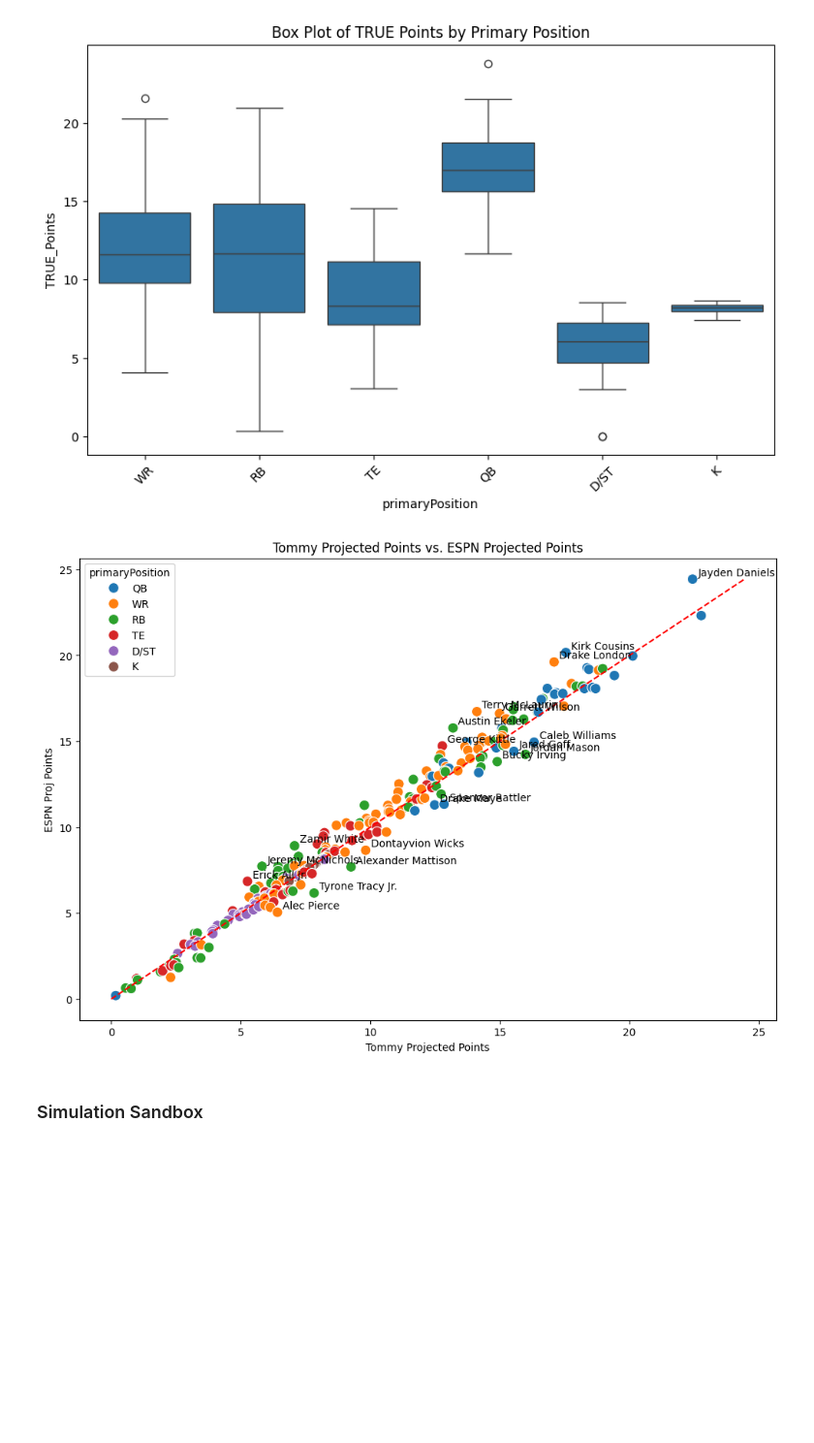
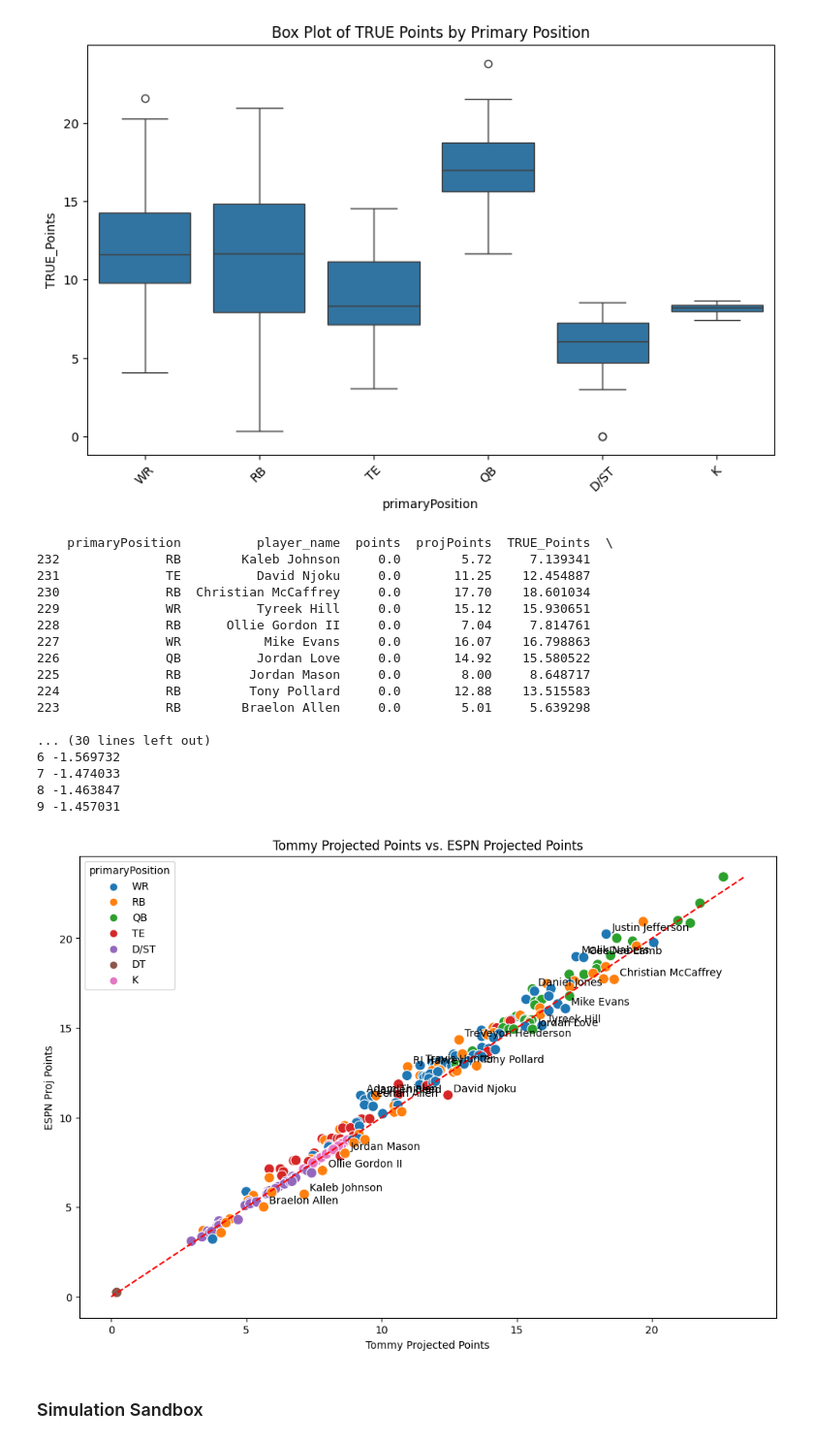
Before and after one commit to twinfield10/ESPN_FFL, a Jupyter notebook: FF Analysis Notebook.ipynb, the cells around one changed output. Shown at 97% size. Cells and saved outputs as stored; diff of their text form; code cells hidden in the pictures; blank space fills up the shorter version.

Commit message:
2025 Season Update Commit

```diff
--- a/FF Analysis Notebook.ipynb
+++ b/FF Analysis Notebook.ipynb
@@ -10,7 +10,7 @@ import polars as pl
 # Plot
 import matplotlib.pyplot as plt
 import seaborn as sns
-from adjustText import adjust_text
+#from adjustText import adjust_text
 
 # Modeling
 from sklearn.linear_model import LinearRegression
@@ -38,33 +38,35 @@ lg_vars = {
         "ESPN_S2": "AECd6kezzt5c3URGK%2FEHxqSyREcJWZX7JUHahtPHI8SV8KK13PkZG98FJYsIQ%2FFTiA5YXhcfcaQ7bGRGZZzzgz7BQSci5bFMfx1xPTCM95tyCvx%2BBJgIACFkxz%2B5J3uz0Ez87c1XWV%2FuQB%2FjgXXBRvAZaMIBaSnfJ842nwUpjS4x6U6r6FNi900ORFBxtdKU%2FQ6Bvr6UVZKerid0TdatKkFq0IrRYlFr3npOSWsv5bzIV9uh8HidTJlYx%2Bf3DYqZABpGEZfLeuJyymEQ%2BJjXGbaOAjZhOP%2FRrrqpS0xvYbFiwET2MCEmraBsiJcqWR6VaIM%3D",
         "SWID": "{DC47642F-1CD6-4451-9C5B-08FFE2844F9E}",
         "start": 2016,
-        "end": 2024
+        "end": 2025
     },
     "Weenieless_Wanderers": {
         "ID": 537814,
         "ESPN_S2": espn_id,
         "SWID": s_id,
         "start": 2015,
-        "end": 2024
+        "end": 2025
     },
     "GOP_Degenerates": {
         "ID": 1727104,
         "ESPN_S2": espn_id,
         "SWID": s_id,
         "start": 2023,
-        "end": 2024
+        "end": 2025
     },
     "Knights_FFL": {
         "ID": 1992637246,
         "ESPN_S2": espn_id,
         "SWID": s_id,
         "start": 2022,
-        "end": 2024
+        "end": 2025
     },
     "12 Dudes one Cup": {
         "ID": 1895076862,
         "ESPN_S2": "AECd6kezzt5c3URGK%2FEHxqSyREcJWZX7JUHahtPHI8SV8KK13PkZG98FJYsIQ%2FFTiA5YXhcfcaQ7bGRGZZzzgz7BQSci5bFMfx1xPTCM95tyCvx%2BBJgIACFkxz%2B5J3uz0Ez87c1XWV%2FuQB%2FjgXXBRvAZaMIBaSnfJ842nwUpjS4x6U6r6FNi900ORFBxtdKU%2FQ6Bvr6UVZKerid0TdatKkFq0IrRYlFr3npOSWsv5bzIV9uh8HidTJlYx%2Bf3DYqZABpGEZfLeuJyymEQ%2BJjXGbaOAjZhOP%2FRrrqpS0xvYbFiwET2MCEmraBsiJcqWR6VaIM%3D",
-        "SWID": "{DC47642F-1CD6-4451-9C5B-08FFE2844F9E}"
+        "SWID": "{DC47642F-1CD6-4451-9C5B-08FFE2844F9E}",
+        "start": 2024,
+        "end": 2025
     },
     "Big Red Fantasy Football": {
         "ID": 820145,
@@ -75,7 +77,7 @@ lg_vars = {
 # %% [markdown]
 ## 1) Set League ##
 # %%
-select_league = "Knights_FFL" # Winfield_Football, Knights_FFL, GOP_Degenerates, Weenieless_Wanderers
+select_league = "Winfield_Football" # Winfield_Football, Knights_FFL, GOP_Degenerates, Weenieless_Wanderers
 
 league = fetch_league(
         league_id=lg_vars[select_league]['ID'],
@@ -91,7 +93,7 @@ BUILDING 2024 Season For Knights FFL
 #### Current Lineup
 # %%
 lineups = get_ply_stats_by_matchup(league_id=lg_vars[select_league]['ID'],
-                year=2024,
+                year=2025,
                 swid=lg_vars[select_league]['SWID'],
                 espn_s2=lg_vars[select_league]['ESPN_S2'])
 
@@ -213,8 +215,9 @@ def clean_pinny(pinny_path="Data/Projections/Pinnacle/Props/Pinnacle_Props_Week_
     clean = raw.pivot_table(index=['week','player_name'], columns='statType', values='statValue', aggfunc='mean').reset_index()
 
     # Split Touchdowns by Usage (Rushing/Receiving)
-    clean['receivingTouchdowns'] = clean['rushingTouchdowns'] * (clean['receivingYards'] / (clean['receivingYards'] + clean['rushingYards']))
-    clean['rushingTouchdowns'] = clean['rushingTouchdowns'] - clean['receivingTouchdowns']
+    if 'rushingTouchdowns' in clean.columns:
+        clean['receivingTouchdowns'] = clean['rushingTouchdowns'] * (clean['receivingYards'] / (clean['receivingYards'] + clean['rushingYards']))
+        clean['rushingTouchdowns'] = clean['rushingTouchdowns'] - clean['receivingTouchdowns']
 
     clean.columns = ['week', 'player_name'] + ['proj_' + str(col) for col in clean.columns[2:]]
     clean = clean[['week', 'player_name'] + list(clean.columns[2:-1])]
@@ -426,7 +429,7 @@ def clean_lineups(df=lineups):
 
     ## b) Impute Missing Data From ESPN
     trans2_df = mean_df.merge(pinny_proj, on=["week", "player_name"], how='left')
-    get_match_details(df1=mean_df, df2=pinny_proj, keys=["week", "player_name"], check_col2="PINNY_rushingTouchdowns", min_wk=5, tbl_lab="Pinnacle Sportsbook Table")
+    get_match_details(df1=mean_df, df2=pinny_proj, keys=["week", "player_name"], check_col2="PINNY_receivingYards", min_wk=5, tbl_lab="Pinnacle Sportsbook Table")
     trans2_df = impute_columns(trans2_df, target_prefix='PINNY_', source_prefix="MEAN_")
 
 
@@ -437,7 +440,7 @@ def clean_lineups(df=lineups):
 
 
     # 3) Combine BetOnline Data With ESPN and Impute
-    bol_proj = pd.read_parquet("Data/Projections/BetOnline/BetOnline_AllProps_Week_All.parquet").drop(columns=['position', 'team'])
+    bol_proj = pd.read_parquet("Data/Projections/BetOnline/Season/BetOnline_AllProps.parquet").drop(columns=['position', 'team'])
     bol_proj = change_col_prefix(df=bol_proj, old_pfix="proj", new_pfix="BOL")
 
     ## b) Impute Missing Data From ESPN
@@ -856,6 +867,9 @@ def plot_proj(df, week):
 
     # Combine the top and bottom values into one DataFrame
     top_bottom_projDiff = pd.concat([top_10_projDiff, bottom_10_projDiff])
+
+    print(top_10_projDiff)
+    print(bottom_10_projDiff)
 
 
     plt.figure(figsize=(12, 8))
@@ -865,35 +879,52 @@ def plot_proj(df, week):
         y='projPoints',
         hue='primaryPosition',  # Color by primaryPosition
         data=df,
         s=100  # Adjust point size if needed
     )
 
     # Add labels for each player_name
     for line in range(0, top_bottom_projDiff.shape[0]):
         scatter_plot.text(
             top_bottom_projDiff.TRUE_Points.iloc[line]+0.2,  # Slightly offset the labels on the x-axis
             top_bottom_projDiff.projPoints.iloc[line]+0.2,
             top_bottom_projDiff.player_name.iloc[line],
             horizontalalignment='left',
             size='medium',
             color='black'
         )
 
     # Add a line with slope=1 and intercept=0 (line of equality)
     max_val = max(df['TRUE_Points'].max(), df['projPoints'].max())  # Find the maximum value for the plot limit
     plt.plot([0, max_val], [0, max_val], color='red', linestyle='--', label='y = x')
 
     # Set plot title and labels
     plt.title('Tommy Projected Points vs. ESPN Projected Points')
     plt.ylabel('ESPN Proj Points')
     plt.xlabel('Tommy Projected Points')
 
     # Show the plot
     plt.show()
 
-plot_proj(LINEUPS, 6)
+plot_proj(LINEUPS, 1)
 # %% [output]
+    primaryPosition          player_name  points  projPoints  TRUE_Points  \
+232              RB        Kaleb Johnson     0.0        5.72     7.139341
+231              TE          David Njoku     0.0       11.25    12.454887
+230              RB  Christian McCaffrey     0.0       17.70    18.601034
+229              WR          Tyreek Hill     0.0       15.12    15.930651
+228              RB      Ollie Gordon II     0.0        7.04     7.814761
+227              WR           Mike Evans     0.0       16.07    16.798863
+226              QB          Jordan Love     0.0       14.92    15.580522
+225              RB         Jordan Mason     0.0        8.00     8.648717
+224              RB         Tony Pollard     0.0       12.88    13.515583
+223              RB        Braelon Allen     0.0        5.01     5.639298
+
+... (30 lines left out)
+6 -1.569732
+7 -1.474033
+8 -1.463847
+9 -1.457031
-[figure, old version]
+[figure, new version]
 # %% [markdown]
 ### Simulation Sandbox
 # %%
```
Also changed, not shown: parts of 11 cells of this notebook, 24 other files.
